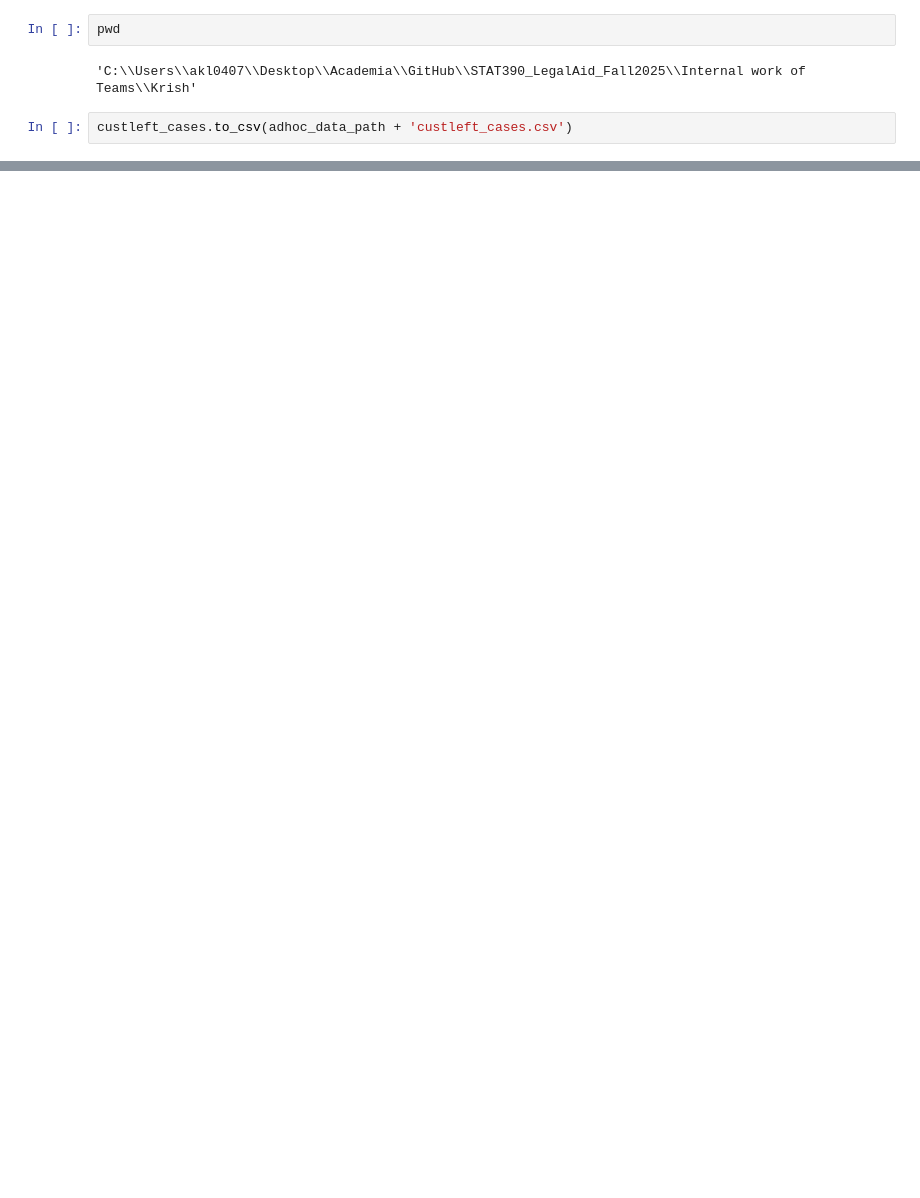
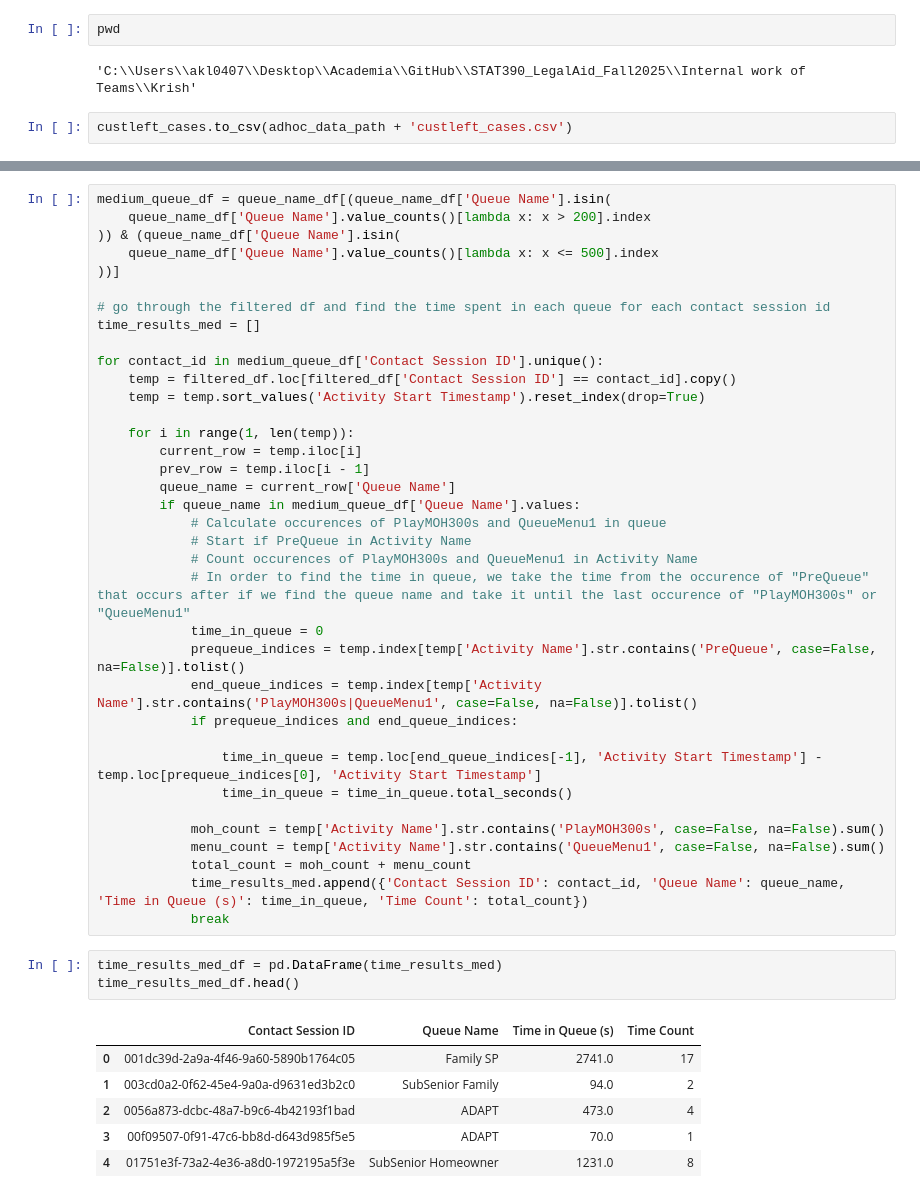
Before and after one commit to arvindkrishna87/STAT390_LegalAid_Fall2025, a Jupyter notebook: Internal work of Teams/Krish/CAR_data_import_code_and_EDA.ipynb, the cells around one changed output, grey strips where cells are left out. Drawn from its saved outputs; the diff is of its cells as text; blank space fills up the shorter version.

```diff
--- a/Internal work of Teams/Krish/CAR_data_import_code_and_EDA.ipynb
+++ b/Internal work of Teams/Krish/CAR_data_import_code_and_EDA.ipynb
@@ -591,0 +776,46 @@ df_main_check.loc[df_main_check['Contact Session ID'] == '001741db-98b4-409f-864
+# %%
+medium_queue_df = queue_name_df[(queue_name_df['Queue Name'].isin(
+    queue_name_df['Queue Name'].value_counts()[lambda x: x > 200].index
+)) & (queue_name_df['Queue Name'].isin(
+    queue_name_df['Queue Name'].value_counts()[lambda x: x <= 500].index
+))]
+
+# go through the filtered df and find the time spent in each queue for each contact session id
+time_results_med = []
+
+for contact_id in medium_queue_df['Contact Session ID'].unique():
+    temp = filtered_df.loc[filtered_df['Contact Session ID'] == contact_id].copy()
+    temp = temp.sort_values('Activity Start Timestamp').reset_index(drop=True)
+
+    for i in range(1, len(temp)):
+        current_row = temp.iloc[i]
+        prev_row = temp.iloc[i - 1]
+        queue_name = current_row['Queue Name']
+        if queue_name in medium_queue_df['Queue Name'].values:
+            # Calculate occurences of PlayMOH300s and QueueMenu1 in queue
+            # Start if PreQueue in Activity Name
+            # Count occurences of PlayMOH300s and QueueMenu1 in Activity Name
+            # In order to find the time in queue, we take the time from the occurence of "PreQueue" that occurs after if we find the queue name and take it until the last occurence of "PlayMOH300s" or "QueueMenu1"
+            time_in_queue = 0
+            prequeue_indices = temp.index[temp['Activity Name'].str.contains('PreQueue', case=False, na=False)].tolist()
+            end_queue_indices = temp.index[temp['Activity Name'].str.contains('PlayMOH300s|QueueMenu1', case=False, na=False)].tolist()
+            if prequeue_indices and end_queue_indices:
+
+                time_in_queue = temp.loc[end_queue_indices[-1], 'Activity Start Timestamp'] - temp.loc[prequeue_indices[0], 'Activity Start Timestamp']
+                time_in_queue = time_in_queue.total_seconds()
+
+            moh_count = temp['Activity Name'].str.contains('PlayMOH300s', case=False, na=False).sum()
+            menu_count = temp['Activity Name'].str.contains('QueueMenu1', case=False, na=False).sum()
+            total_count = moh_count + menu_count
+            time_results_med.append({'Contact Session ID': contact_id, 'Queue Name': queue_name, 'Time in Queue (s)': time_in_queue, 'Time Count': total_count})
+            break
+# %%
+time_results_med_df = pd.DataFrame(time_results_med)
+time_results_med_df.head()
+# %% [output]
+|  | Contact Session ID | Queue Name | Time in Queue (s) | Time Count |
+| 0 | 001dc39d-2a9a-4f46-9a60-5890b1764c05 | Family SP | 2741.0 | 17 |
+| 1 | 003cd0a2-0f62-45e4-9a0a-d9631ed3b2c0 | SubSenior Family | 94.0 | 2 |
+| 2 | 0056a873-dcbc-48a7-b9c6-4b42193f1bad | ADAPT | 473.0 | 4 |
+| 3 | 00f09507-0f91-47c6-bb8d-d643d985f5e5 | ADAPT | 70.0 | 1 |
+| 4 | 01751e3f-73a2-4e36-a8d0-1972195a5f3e | SubSenior Homeowner | 1231.0 | 8 |
```
Also changed, not shown: parts of 29 cells of this notebook, 4 other files.
